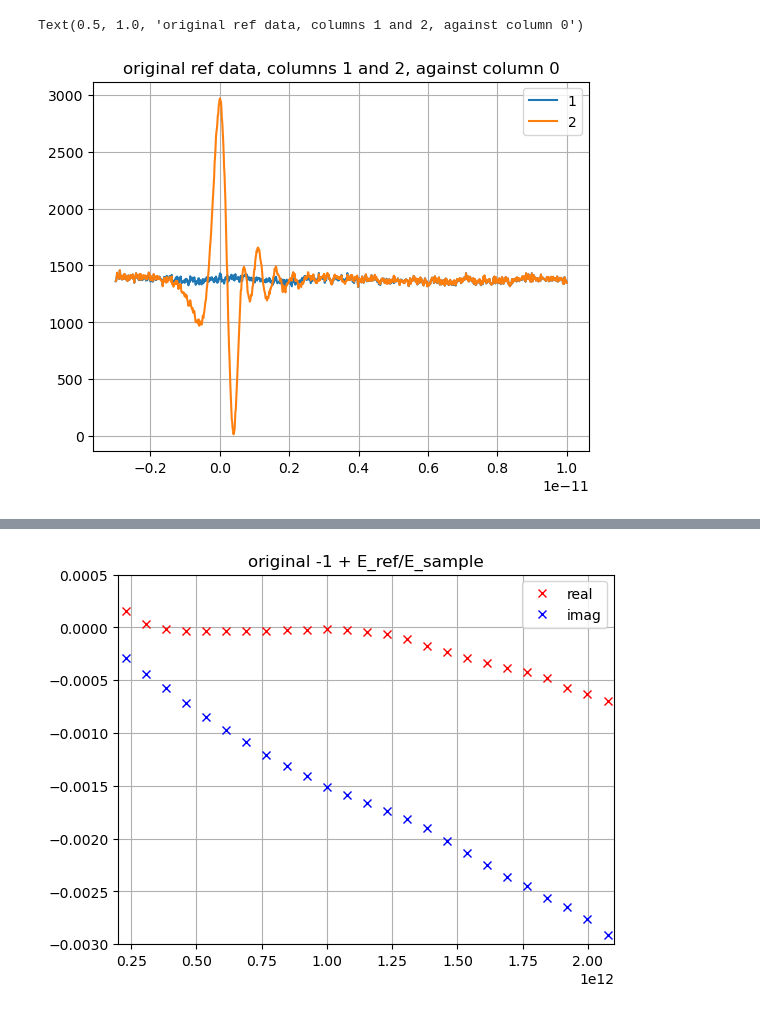
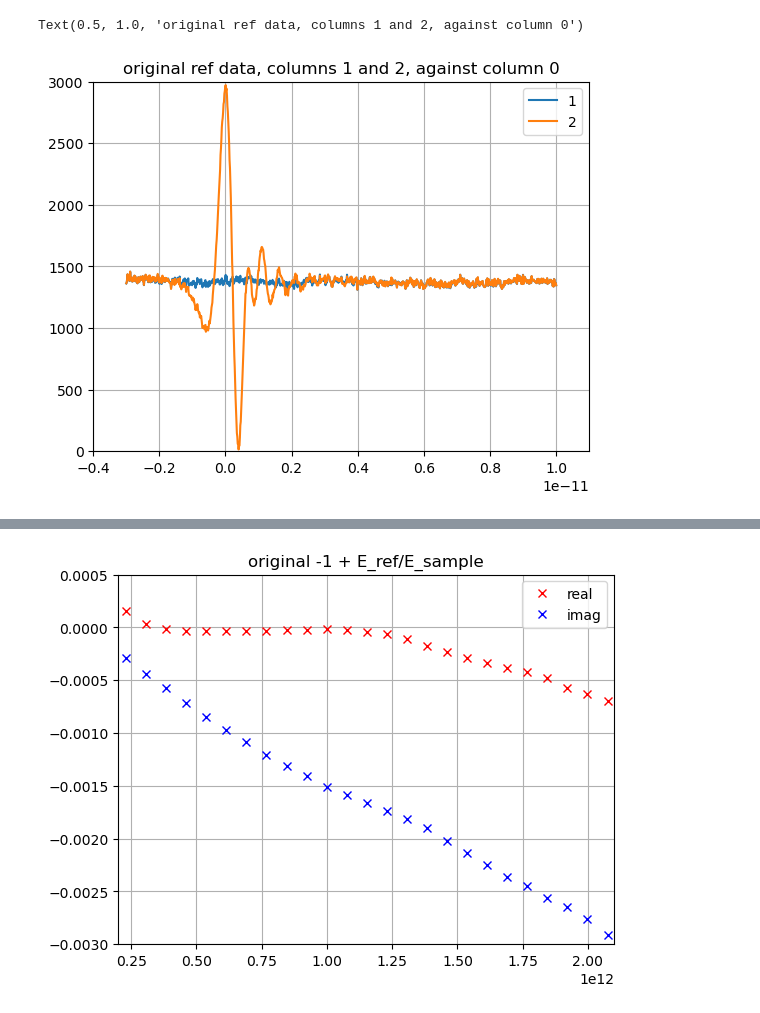
Before and after one commit to sebranchett/cheme-om-fft, a Jupyter notebook: test_zeros.ipynb, the cells around one changed output, grey strips where cells are left out. Saved outputs shown, nothing was run; the diff lists cells and outputs as text; code cells hidden in the pictures.

```diff
--- a/test_zeros.ipynb
+++ b/test_zeros.ipynb
@@ -26,9 +26,11 @@ sample = np.loadtxt(fname=sample_file, delimiter=' ')
 # %%
 plt.plot(ref[:, 0], ref[:, 1], label=str(1))
 plt.plot(ref[:, 0], ref[:, 2], label=str(2))
 plt.legend()
 plt.grid()
+plt.xlim((-0.4e-11, 1.1e-11))
+plt.ylim((0, 3000))
 plt.title(label + ' ref data, columns 1 and 2, against column 0')
 # %% [output]
 Text(0.5, 1.0, 'original ref data, columns 1 and 2, against column 0')
-[figure, old version]
+[figure, new version]
```
Also changed, not shown: parts of 3 cells of this notebook.
